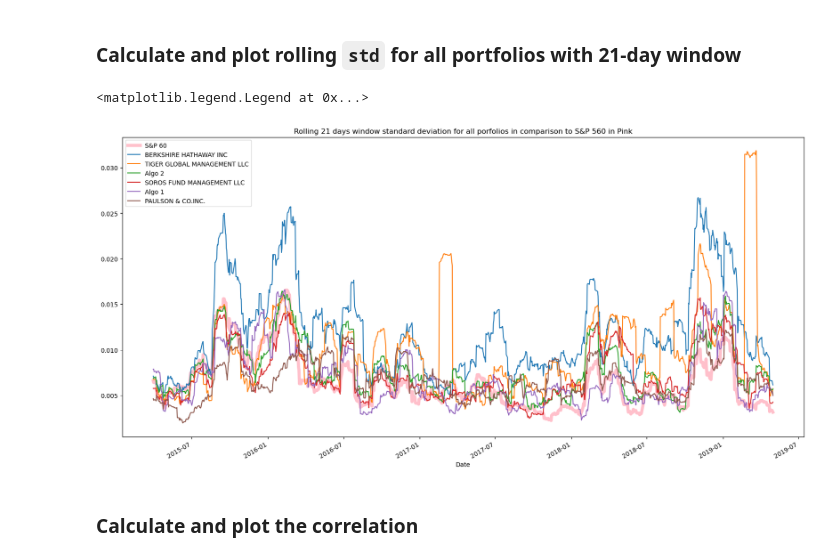
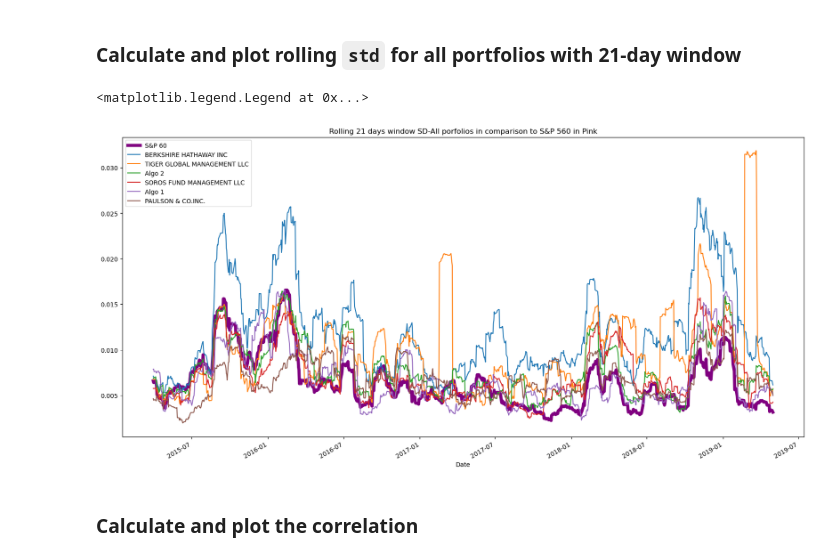
Before and after one commit to P4RASTOO/Challenge_04, a Jupyter notebook: whale_analysis.ipynb, the cells around one changed output. Drawn from its saved outputs; the diff is of its cells as text; code cells hidden in the pictures.

```diff
--- a/whale_analysis.ipynb
+++ b/whale_analysis.ipynb
@@ -304,20 +304,20 @@ Risk changes over time. Analyze the rolling statistics for Risk and Beta.
 ### Calculate and plot rolling `std` for all portfolios with 21-day window
 # %%
 # Calculate the rolling standard deviation for all portfolios using a 21-day window
-ax = combined_daily_returns['S&P 60'].rolling(window=21).std().plot(figsize=(20,10),lw=5, color="Pink")
+ax = combined_daily_returns['S&P 60'].rolling(window=21).std().plot(figsize=(20,10),lw=5, color="Purple")
 
 # Plot the rolling standard deviation
 axis = combined_daily_returns.rolling(window=21).std().plot(figsize=(20,10),
                                                           y= ['BERKSHIRE HATHAWAY INC','TIGER GLOBAL MANAGEMENT LLC',
                                                               'Algo 2',
                                                               'SOROS FUND MANAGEMENT LLC',
                                                               'Algo 1',
                                                               'PAULSON & CO.INC. '],
-                                                          title="Rolling 21 days window standard deviation for all porfolios in comparison to S&P 560 in Pink", ax=ax)
+                                                          title="Rolling 21 days window SD-All porfolios in comparison to S&P 560 in Pink", ax=ax)
 axis.legend()
 # %% [output]
 <matplotlib.legend.Legend at 0x...>
-[figure, old version]
+[figure, new version]
 # %% [markdown]
 ### Calculate and plot the correlation
 # %%
```
Also changed, not shown: parts of 10 cells of this notebook.
